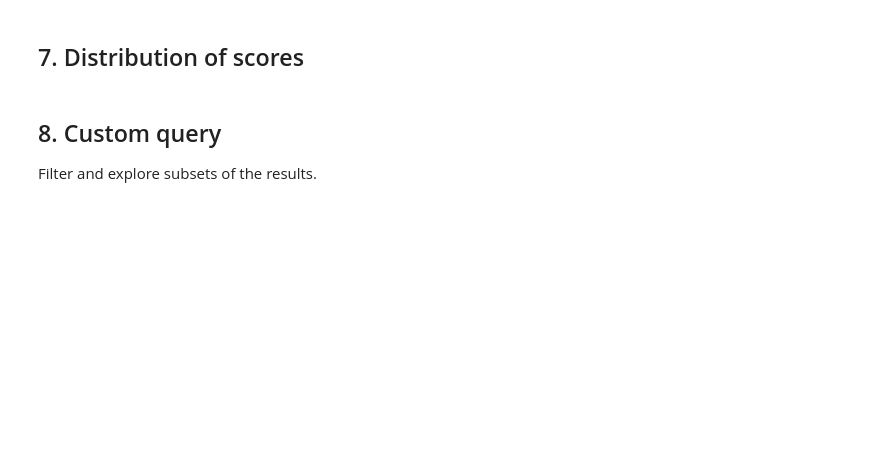
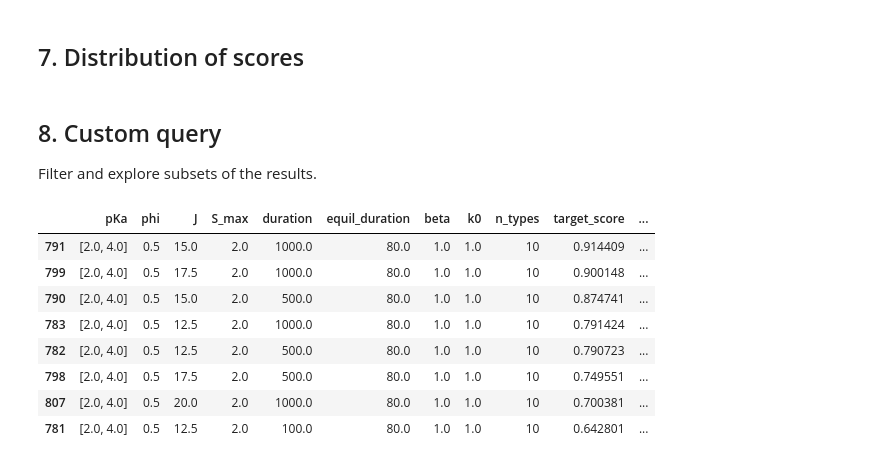
Before and after one commit to Sam-Whitby/CRN_AD, a Jupyter notebook: scan_analysis.ipynb, the cells around one changed output. Drawn from its saved outputs; the diff is of its cells as text; code cells hidden in the pictures; blank space fills up the shorter version.

```diff
--- a/scan_analysis.ipynb
+++ b/scan_analysis.ipynb
@@ -145,5 +210,15 @@ plt.show()
 Filter and explore subsets of the results.
 # %%
 # Example: high-selectivity combinations with target score > 0.6
-mask = (df['target_score'] > 0.6) & (df['selectivity'] > 0.2)
+mask = (df['target_score'] > 0.6) & (df['phi'] == 0.5)
 df[mask].sort_values('selectivity', ascending=False)
+# %% [output]
+|  | pKa | phi | J | S_max | duration | equil_duration | beta | k0 | n_types | target_score | ... |
+| 791 | [2.0, 4.0] | 0.5 | 15.0 | 2.0 | 1000.0 | 80.0 | 1.0 | 1.0 | 10 | 0.914409 | ... |
+| 799 | [2.0, 4.0] | 0.5 | 17.5 | 2.0 | 1000.0 | 80.0 | 1.0 | 1.0 | 10 | 0.900148 | ... |
+| 790 | [2.0, 4.0] | 0.5 | 15.0 | 2.0 | 500.0 | 80.0 | 1.0 | 1.0 | 10 | 0.874741 | ... |
+| 783 | [2.0, 4.0] | 0.5 | 12.5 | 2.0 | 1000.0 | 80.0 | 1.0 | 1.0 | 10 | 0.791424 | ... |
+| 782 | [2.0, 4.0] | 0.5 | 12.5 | 2.0 | 500.0 | 80.0 | 1.0 | 1.0 | 10 | 0.790723 | ... |
+| 798 | [2.0, 4.0] | 0.5 | 17.5 | 2.0 | 500.0 | 80.0 | 1.0 | 1.0 | 10 | 0.749551 | ... |
+| 807 | [2.0, 4.0] | 0.5 | 20.0 | 2.0 | 1000.0 | 80.0 | 1.0 | 1.0 | 10 | 0.700381 | ... |
+| 781 | [2.0, 4.0] | 0.5 | 12.5 | 2.0 | 100.0 | 80.0 | 1.0 | 1.0 | 10 | 0.642801 | ... |
```
Also changed, not shown: parts of 7 cells of this notebook, 5 other files.
